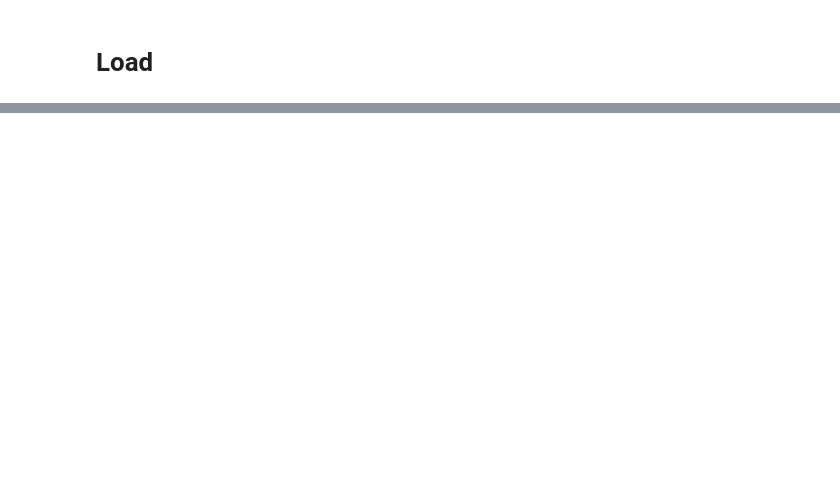
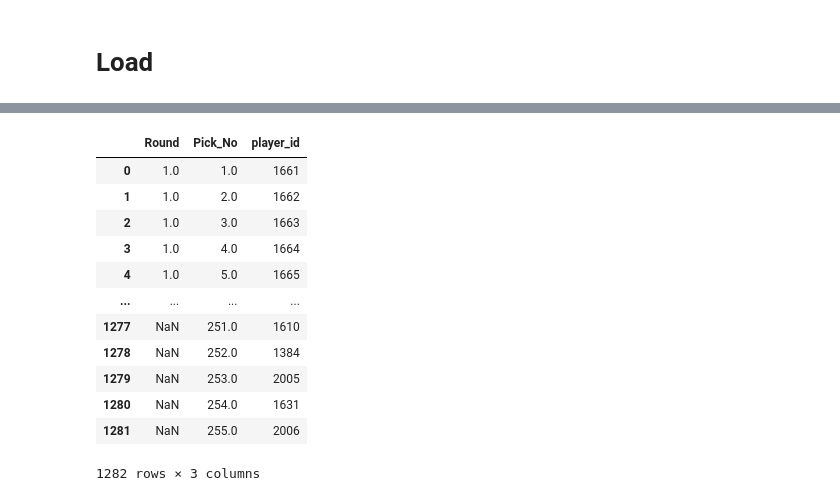
Before and after one commit to sdfeinsilver/Project2, a Jupyter notebook: ETL/ETL_Notebook.ipynb, the cells around one changed output, grey strips where cells are left out. Cells and saved outputs as stored; diff of their text form; code cells hidden in the pictures; blank space fills up the shorter version.

```diff
--- a/ETL/ETL_Notebook.ipynb
+++ b/ETL/ETL_Notebook.ipynb
@@ -264,16 +606,30 @@ combine_df_final
 # %%
 # merge with draft dataframe to get the serial id.
 draft_df_final = pd.merge(draft_table_df, player_id_df, how='inner', on='name')
 draft_df_final = draft_df_final.drop(columns = 'name')
 
 # # Convert types to fit in the database
 
 draft_df_final['Round'] = pd.to_numeric(draft_df_final['Round'], errors='coerce')
 draft_df_final['Pick_No'] = pd.to_numeric(draft_df_final['Pick_No'], errors='coerce')
 # draft_df_final['Pick_no'].convert_dtypes(infer_objects=True, convert_integer=True)
 
 
-draft_df_final.info()
+draft_df_final
+# %% [output]
+|  | Round | Pick_No | player_id |
+| 0 | 1.0 | 1.0 | 1661 |
+| 1 | 1.0 | 2.0 | 1662 |
+| 2 | 1.0 | 3.0 | 1663 |
+| 3 | 1.0 | 4.0 | 1664 |
+| 4 | 1.0 | 5.0 | 1665 |
+| ... | ... | ... | ... |
+| 1277 | NaN | 251.0 | 1610 |
+| 1278 | NaN | 252.0 | 1384 |
+| 1279 | NaN | 253.0 | 2005 |
+| 1280 | NaN | 254.0 | 1631 |
+| 1281 | NaN | 255.0 | 2006 |
+1282 rows × 3 columns
 # %%
 schools_df_final = pd.merge(schools_df, player_id_df, how='inner', on='name')
 
```
Also changed, not shown: parts of 27 cells of this notebook, 1 other file.
